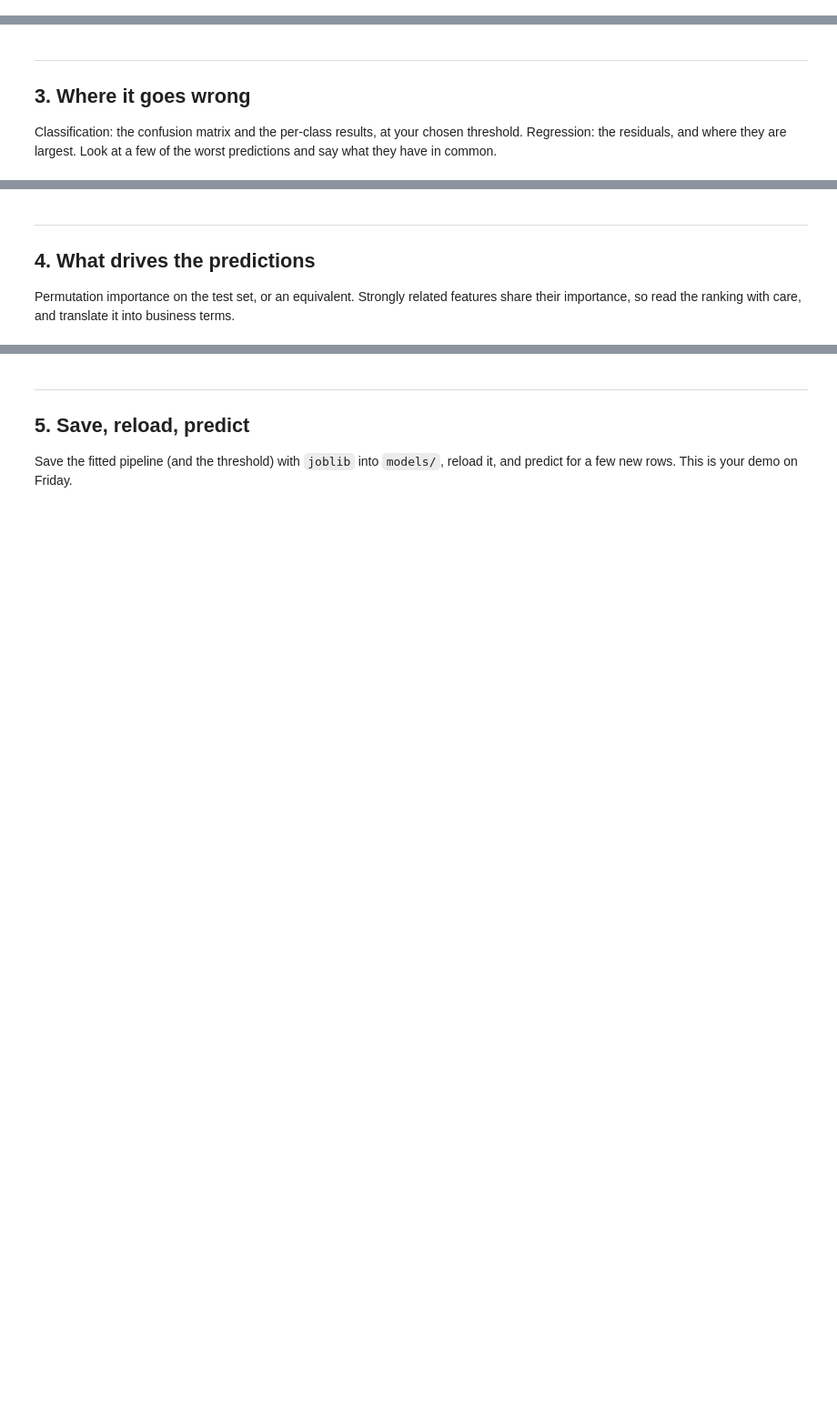
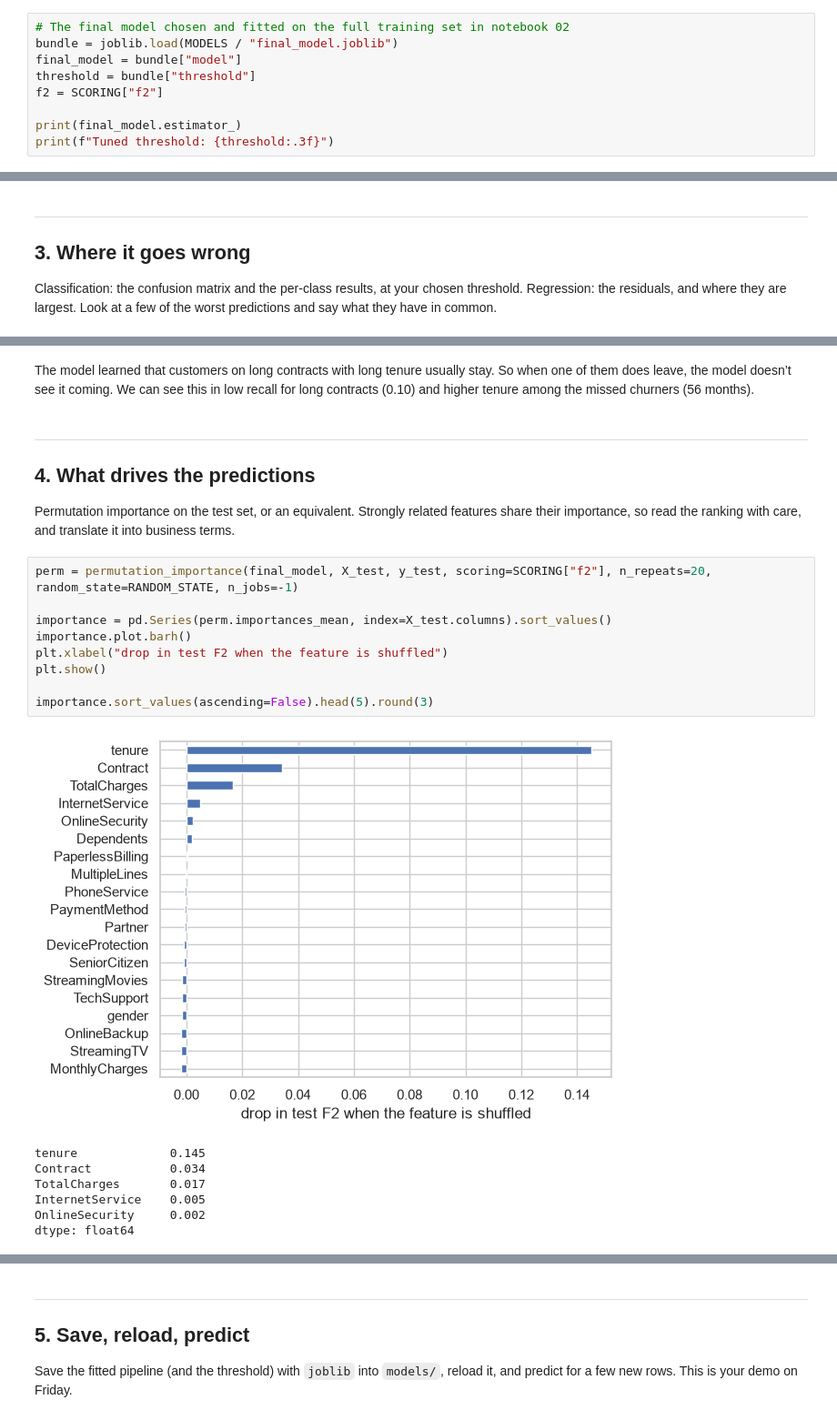
Before and after one commit to jkrstevska/project-2-ml, a Jupyter notebook: notebooks/03_evaluation_and_interpretation.ipynb, the cells around one changed output, grey strips where cells are left out. Shown at 91% size. Cells and saved outputs as stored; diff of their text form; blank space fills up the shorter version.

```diff
--- a/notebooks/03_evaluation_and_interpretation.ipynb
+++ b/notebooks/03_evaluation_and_interpretation.ipynb
@@ -38,0 +67,9 @@ The framing from notebook 01 and the choice from notebook 02, in a few sentences
+# %%
+# The final model chosen and fitted on the full training set in notebook 02
+bundle = joblib.load(MODELS / "final_model.joblib")
+final_model = bundle["model"]
+threshold = bundle["threshold"]
+f2 = SCORING["f2"]
+
+print(final_model.estimator_)
+print(f"Tuned threshold: {threshold:.3f}")
@@ -49,5 +274,24 @@ Classification: the confusion matrix and the per-class results, at your chosen t
+# %% [markdown]
+The model learned that customers on long contracts with long tenure usually stay. So when one of them does leave, the model doesn’t see it coming. We can see this in low recall for long contracts (0.10) and higher tenure among the missed churners (56 months).
 # %% [markdown]
 ---
 ## 4. What drives the predictions
 
 Permutation importance on the test set, or an equivalent. Strongly related features share their importance, so read the ranking with care, and translate it into business terms.
+# %%
+perm = permutation_importance(final_model, X_test, y_test, scoring=SCORING["f2"], n_repeats=20, random_state=RANDOM_STATE, n_jobs=-1)
+
+importance = pd.Series(perm.importances_mean, index=X_test.columns).sort_values()
+importance.plot.barh()
+plt.xlabel("drop in test F2 when the feature is shuffled")
+plt.show()
+
+importance.sort_values(ascending=False).head(5).round(3)
+# %% [output]
+[figure, added]
+tenure             0.145
+Contract           0.034
+TotalCharges       0.017
+InternetService    0.005
+OnlineSecurity     0.002
+dtype: float64
```
Also changed, not shown: parts of 14 cells of this notebook.
